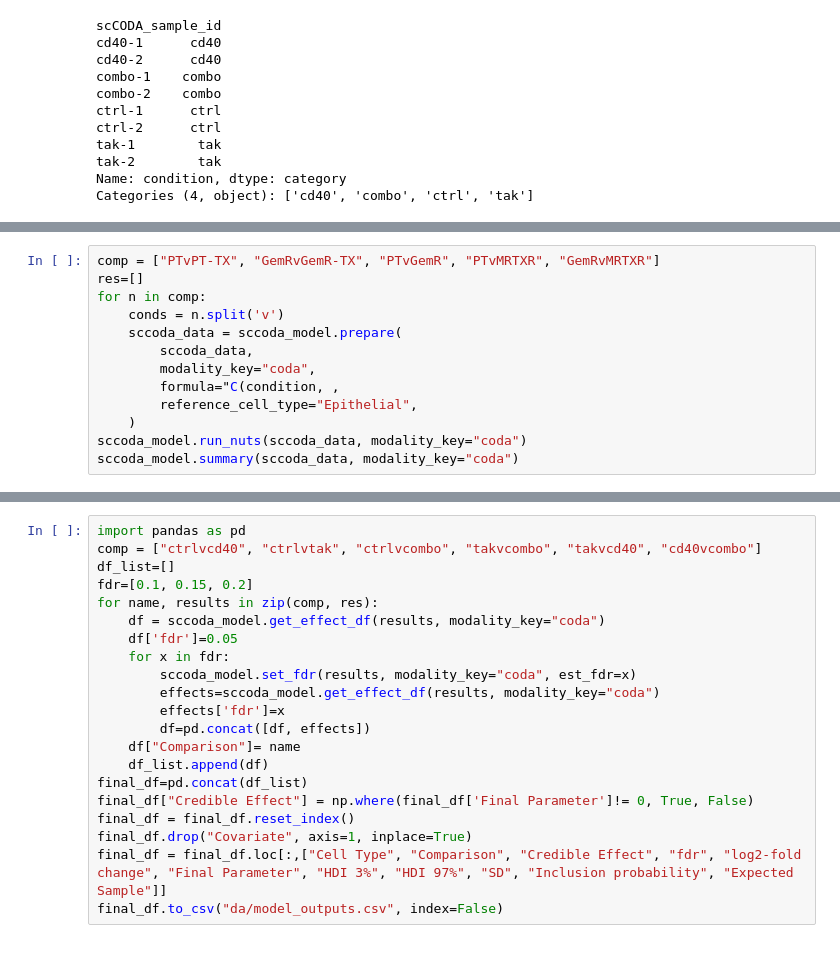
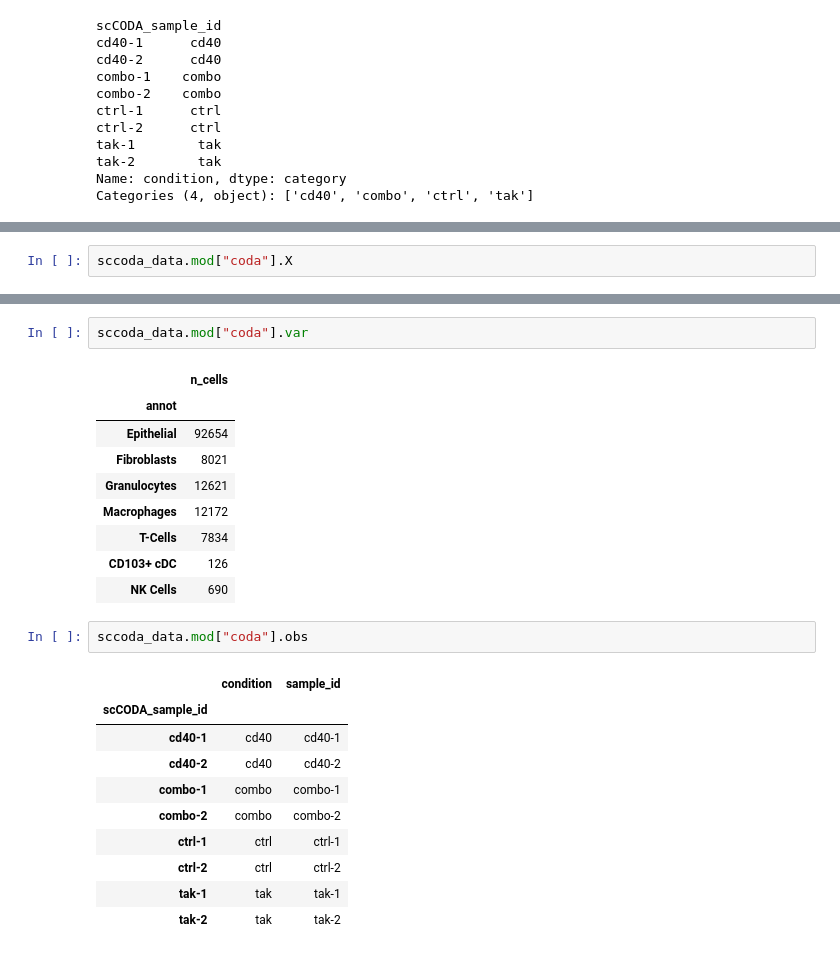
Before and after one commit to LinearParadox/TAK981_SCRNA, a Jupyter notebook: nb/da/scCODA.ipynb, the cells around one changed output, grey strips where cells are left out. Cells and saved outputs as stored; diff of their text form.

Commit message:
rewrote sccoda, DEG with memento

```diff
--- a/nb/da/scCODA.ipynb
+++ b/nb/da/scCODA.ipynb
@@ -120,14 +122,3 @@ Name: Final Parameter, dtype: bool
 # %%
-comp = ["PTvPT-TX", "GemRvGemR-TX", "PTvGemR", "PTvMRTXR", "GemRvMRTXR"]
-res=[]
-for n in comp:
-    conds = n.split('v')
-    sccoda_data = sccoda_model.prepare(
-        sccoda_data,
-        modality_key="coda",
-        formula="C(condition, ,
-        reference_cell_type="Epithelial",
-    )
-sccoda_model.run_nuts(sccoda_data, modality_key="coda")
-sccoda_model.summary(sccoda_data, modality_key="coda")
+sccoda_data.mod["coda"].X
 # %% [output]
@@ -174,22 +133,26 @@ sccoda_model.summary(sccoda_data, modality_key="coda")
+# %%
+sccoda_data.mod["coda"].var
+# %% [output]
+|  | n_cells |
+| annot |  |
+| Epithelial | 92654 |
+| Fibroblasts | 8021 |
+| Granulocytes | 12621 |
+| Macrophages | 12172 |
+| T-Cells | 7834 |
+| CD103+ cDC | 126 |
+| NK Cells | 690 |
 # %%
-import pandas as pd
-comp = ["ctrlvcd40", "ctrlvtak", "ctrlvcombo", "takvcombo", "takvcd40", "cd40vcombo"]
-df_list=[]
-fdr=[0.1, 0.15, 0.2]
-for name, results in zip(comp, res):
-    df = sccoda_model.get_effect_df(results, modality_key="coda")
-    df['fdr']=0.05
-    for x in fdr:
-        sccoda_model.set_fdr(results, modality_key="coda", est_fdr=x)
-        effects=sccoda_model.get_effect_df(results, modality_key="coda")
-        effects['fdr']=x
-        df=pd.concat([df, effects])
-    df["Comparison"]= name
-    df_list.append(df)
-final_df=pd.concat(df_list)
-final_df["Credible Effect"] = np.where(final_df['Final Parameter']!= 0, True, False)
-final_df = final_df.reset_index()
-final_df.drop("Covariate", axis=1, inplace=True)
-final_df = final_df.loc[:,["Cell Type", "Comparison", "Credible Effect", "fdr", "log2-fold change", "Final Parameter", "HDI 3%", "HDI 97%", "SD", "Inclusion probability", "Expected Sample"]]
-final_df.to_csv("da/model_outputs.csv", index=False)
+sccoda_data.mod["coda"].obs
+# %% [output]
+|  | condition | sample_id |
+| scCODA_sample_id |  |  |
+| cd40-1 | cd40 | cd40-1 |
+| cd40-2 | cd40 | cd40-2 |
+| combo-1 | combo | combo-1 |
+| combo-2 | combo | combo-2 |
+| ctrl-1 | ctrl | ctrl-1 |
+| ctrl-2 | ctrl | ctrl-2 |
+| tak-1 | tak | tak-1 |
+| tak-2 | tak | tak-2 |
 # %%
```
Also changed, not shown: parts of 13 cells of this notebook, 5 other files.
